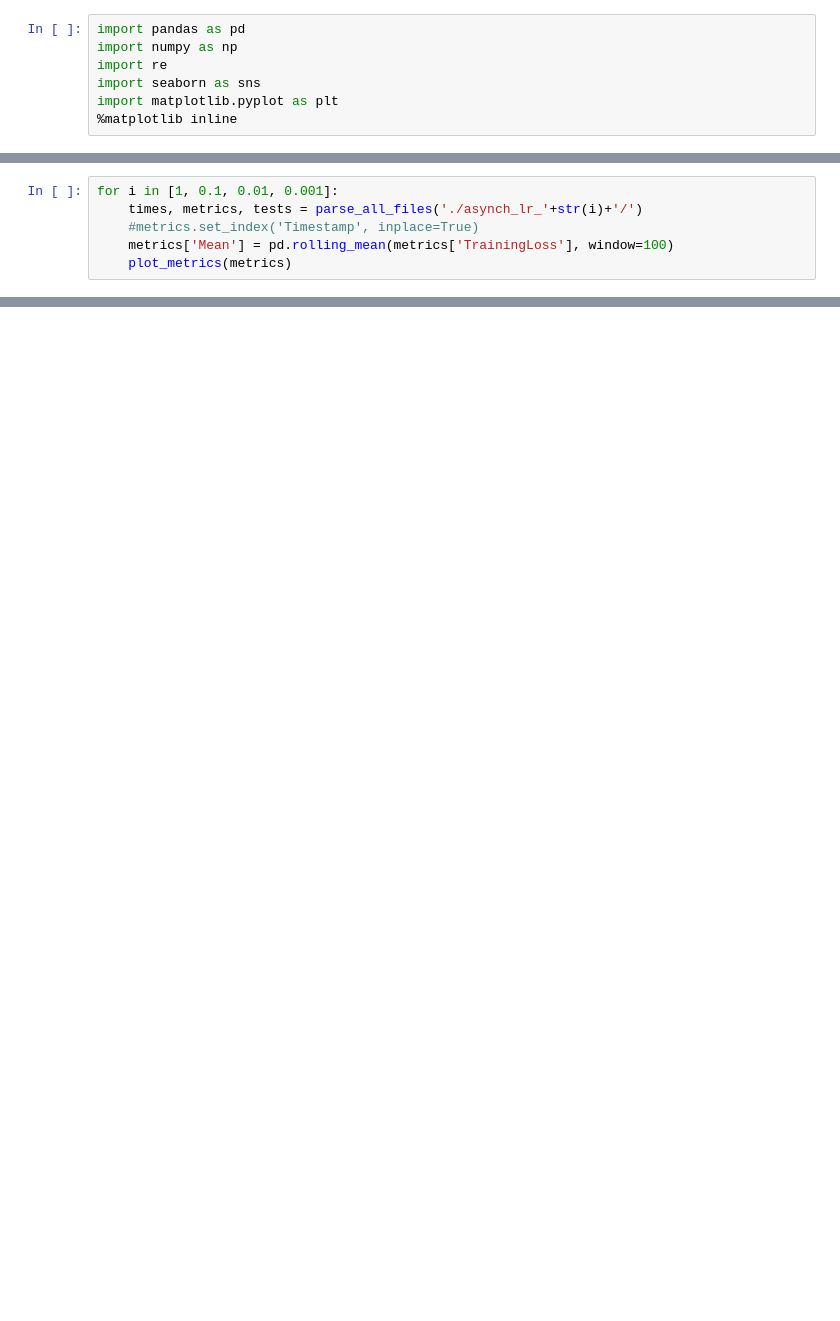
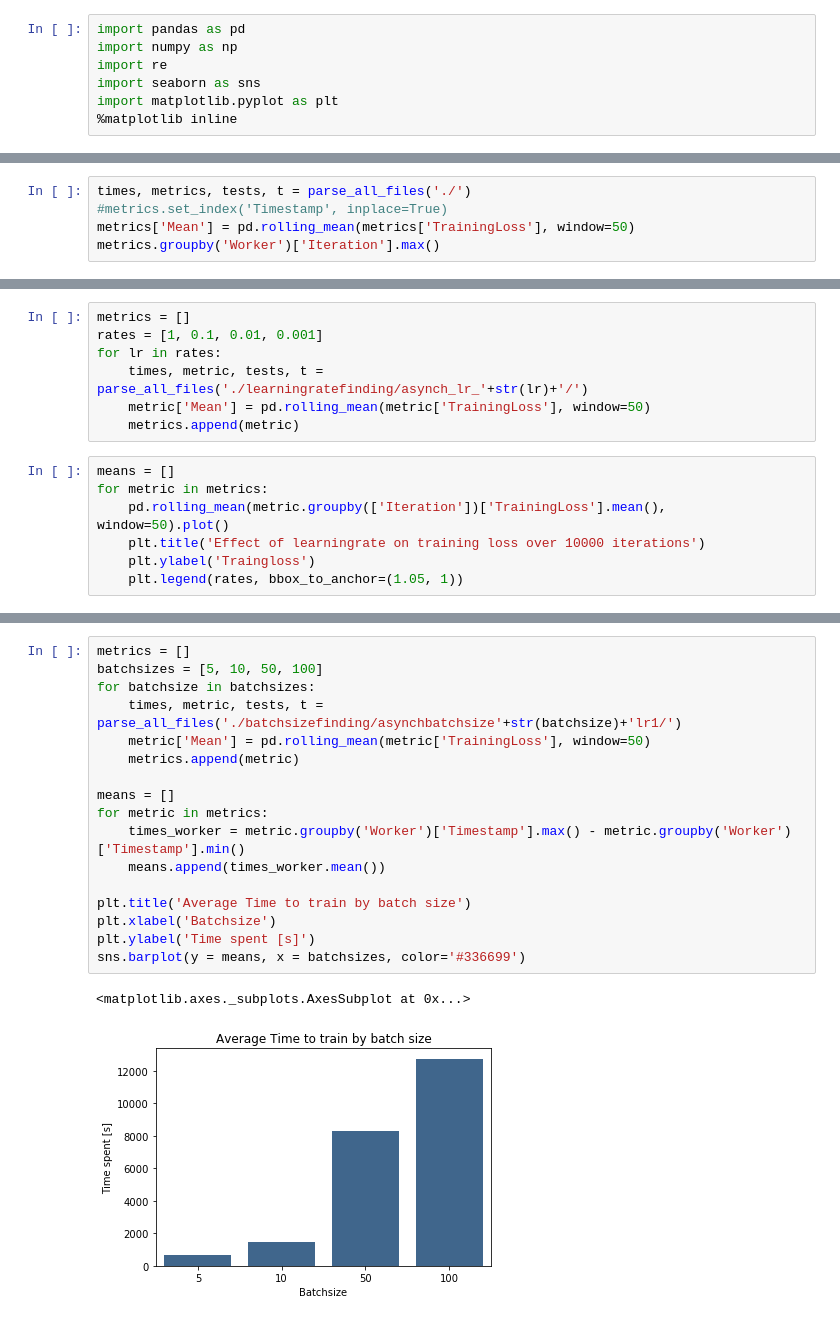
Before and after one commit to lguillain/Data-Analysis-Systems, a Jupyter notebook: WorkerAnalysis.ipynb, the cells around one changed output, grey strips where cells are left out. Cells and saved outputs as stored; diff of their text form; blank space fills up the shorter version.

```diff
--- a/WorkerAnalysis.ipynb
+++ b/WorkerAnalysis.ipynb
@@ -99,6 +7,0 @@ We should use learning rate 1:
-# %%
-for i in [1, 0.1, 0.01, 0.001]:
-    times, metrics, tests = parse_all_files('./asynch_lr_'+str(i)+'/')
-    #metrics.set_index('Timestamp', inplace=True)
-    metrics['Mean'] = pd.rolling_mean(metrics['TrainingLoss'], window=100)
-    plot_metrics(metrics)
@@ -118,0 +96,5 @@ for i in [1, 0.1, 0.01, 0.001]:
+# %%
+times, metrics, tests, t = parse_all_files('./')
+#metrics.set_index('Timestamp', inplace=True)
+metrics['Mean'] = pd.rolling_mean(metrics['TrainingLoss'], window=50)
+metrics.groupby('Worker')['Iteration'].max()
@@ -118,0 +139,14 @@ for i in [1, 0.1, 0.01, 0.001]:
+# %%
+metrics = []
+rates = [1, 0.1, 0.01, 0.001]
+for lr in rates:
+    times, metric, tests, t = parse_all_files('./learningratefinding/asynch_lr_'+str(lr)+'/')
+    metric['Mean'] = pd.rolling_mean(metric['TrainingLoss'], window=50)
+    metrics.append(metric)
+# %%
+means = []
+for metric in metrics:
+    pd.rolling_mean(metric.groupby(['Iteration'])['TrainingLoss'].mean(), window=50).plot()
+    plt.title('Effect of learningrate on training loss over 10000 iterations')
+    plt.ylabel('Traingloss')
+    plt.legend(rates, bbox_to_anchor=(1.05, 1))
@@ -118,0 +160,20 @@ for i in [1, 0.1, 0.01, 0.001]:
+# %%
+metrics = []
+batchsizes = [5, 10, 50, 100]
+for batchsize in batchsizes:
+    times, metric, tests, t = parse_all_files('./batchsizefinding/asynchbatchsize'+str(batchsize)+'lr1/')
+    metric['Mean'] = pd.rolling_mean(metric['TrainingLoss'], window=50)
+    metrics.append(metric)
+
+means = []
+for metric in metrics:
+    times_worker = metric.groupby('Worker')['Timestamp'].max() - metric.groupby('Worker')['Timestamp'].min()
+    means.append(times_worker.mean())
+
+plt.title('Average Time to train by batch size')
+plt.xlabel('Batchsize')
+plt.ylabel('Time spent [s]')
+sns.barplot(y = means, x = batchsizes, color='#336699')
+# %% [output]
+<matplotlib.axes._subplots.AxesSubplot at 0x...>
+[figure, added]
```
Also changed, not shown: parts of 41 cells of this notebook.
